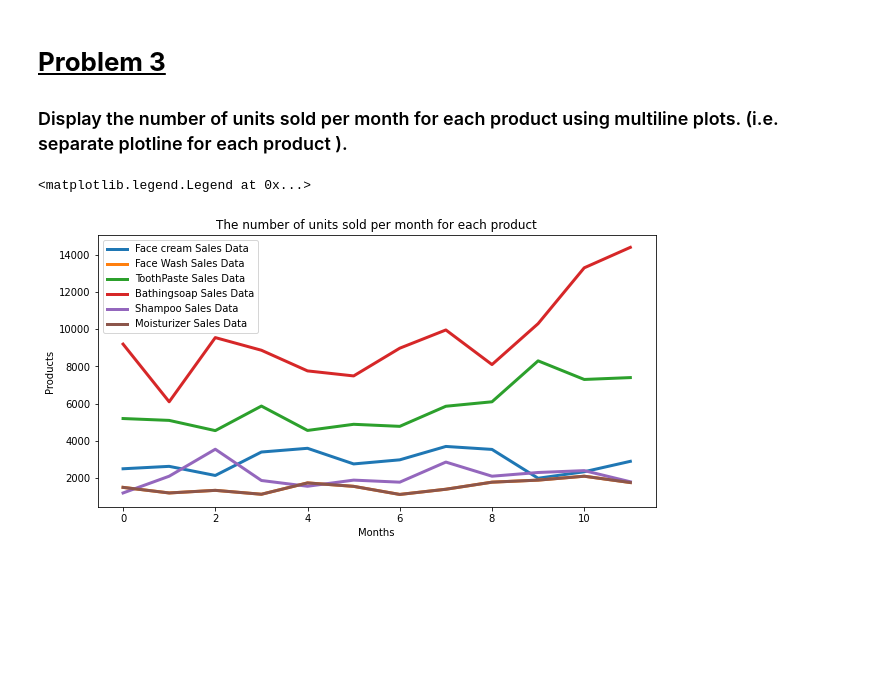
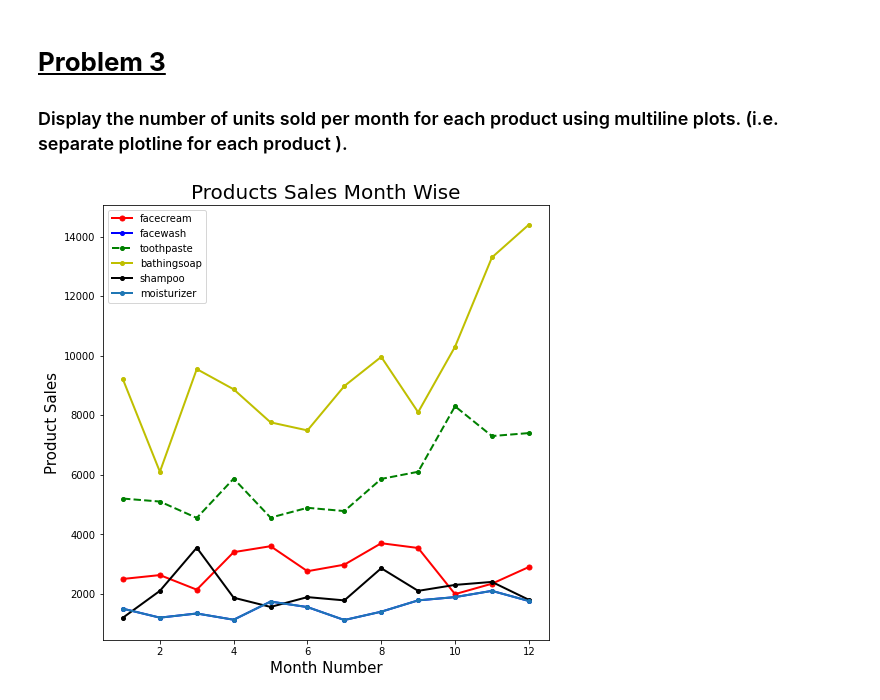
Before and after one commit to Jaya9522/almabetter_assignments, a Jupyter notebook: Assignment_Introduction_to_Data_Visualization.ipynb, the cells around one changed output. Saved outputs shown, nothing was run; the diff lists cells and outputs as text; code cells hidden in the pictures; blank space fills up the shorter version.

```diff
--- a/Assignment_Introduction_to_Data_Visualization.ipynb
+++ b/Assignment_Introduction_to_Data_Visualization.ipynb
@@ -87,19 +73,32 @@ Text(0.5, 0, 'Months')
 # <b><u>Problem 3</u></b>
 
 ### Display the number of units sold per month for each product using multiline plots. (i.e. separate plotline for each product ).
-# %%
-# Your code here
-plt.plot(facecream_facewash_df[['facecream']], label = 'Face cream Sales Data', linewidth=3)
-plt.plot(facecream_facewash_df[['facewash']], label = 'Face Wash Sales Data',  linewidth=3)
-plt.plot(facecream_facewash_df[['toothpaste']], label = 'ToothPaste Sales Data', linewidth=3)
-plt.plot(facecream_facewash_df[['bathingsoap']], label = 'Bathingsoap Sales Data', linewidth=3)
-plt.plot(facecream_facewash_df[['shampoo']], label = 'Shampoo Sales Data',linewidth=3)
-plt.plot(facecream_facewash_df[['moisturizer']], label = 'Moisturizer Sales Data', linewidth=3)
-
-plt.title('The number of units sold per month for each product')
-plt.ylabel('Products')
-plt.xlabel('Months')
-plt.legend(loc='upper left')
-# %% [output]
-<matplotlib.legend.Legend at 0x...>
-[figure, removed]
+# %%
+# Your code here
+all_products=df.loc[:,['facecream','facewash','toothpaste','bathingsoap','shampoo','month_number','moisturizer']]
+
+# SETTING THE MONTH NUMBERS AS THE INDEX
+all_products=all_products.set_index('month_number')
+
+# PLOTTING ALL THE PLODUCTS
+plt.plot(all_products['facecream'],'ro-', linewidth=2, markersize=5)
+plt.plot(all_products['facewash'],'bo-', linewidth=2, markersize=4)
+plt.plot(all_products['toothpaste'],'go--', linewidth=2, markersize=4)
+plt.plot(all_products['bathingsoap'],'yo-', linewidth=2, markersize=4)
+plt.plot(all_products['shampoo'],color='black',marker='o', linewidth=2, markersize=4)
+plt.plot(all_products['moisturizer'],'o-', linewidth=2, markersize=4)
+
+#TITTLE
+plt.title("Products Sales Month Wise", fontsize = 20)
+
+#aLL THE LEGENDS
+plt.legend(['facecream','facewash','toothpaste','bathingsoap','shampoo','moisturizer'])
+
+# Set x and y-labels
+plt.xlabel("Month Number", fontsize = 15)
+plt.ylabel("Product Sales", fontsize = 15)
+
+#FIGURE SIZE
+plt.rcParams['figure.figsize'] = (10, 8)
+# %% [output]
+[figure, added]
```
Also changed, not shown: parts of 8 cells of this notebook.
